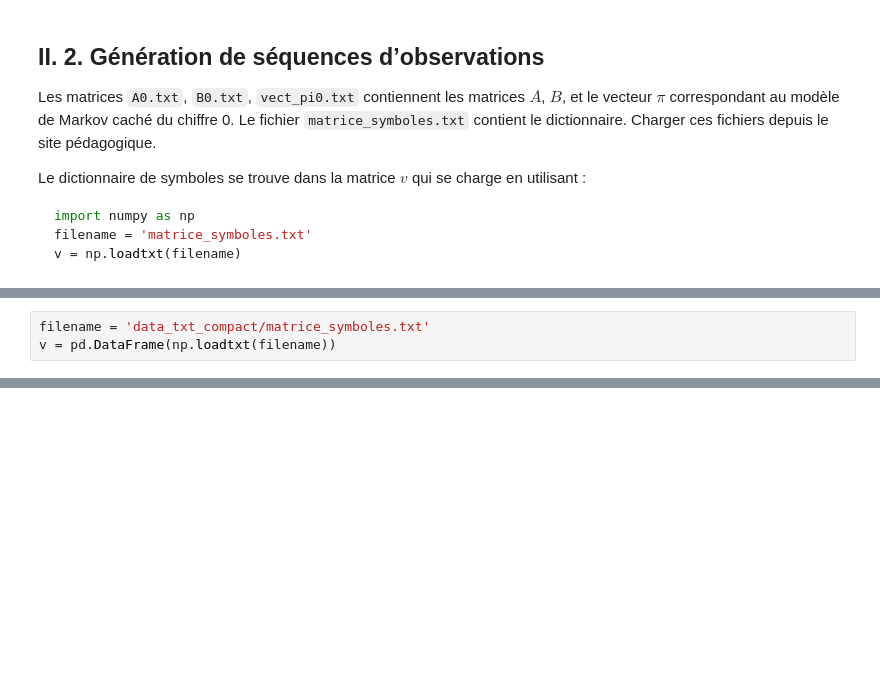
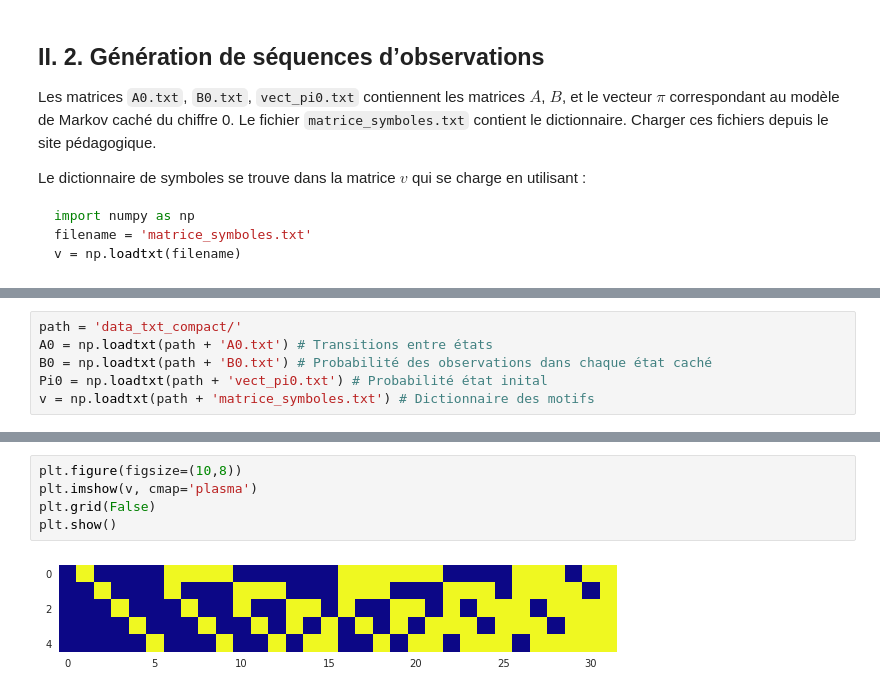
Before and after one commit to Thomas-Koch/MDI-341---Machine-Learning-avanc-, a Jupyter notebook: TP12 - HMM/TP HMM - Thomas Koch.ipynb, the cells around one changed output, grey strips where cells are left out. Saved outputs shown, nothing was run; the diff lists cells and outputs as text; blank space fills up the shorter version.

```diff
--- a/TP12 - HMM/TP HMM - Thomas Koch.ipynb
+++ b/TP12 - HMM/TP HMM - Thomas Koch.ipynb
@@ -548 +586,7 @@ Pi0 = pd.DataFrame(np.loadtxt('data_txt_compact/vect_pi0.txt'))
+# %%
+path = 'data_txt_compact/'
+A0 = np.loadtxt(path + 'A0.txt') # Transitions entre états
+B0 = np.loadtxt(path + 'B0.txt') # Probabilité des observations dans chaque état caché
+Pi0 = np.loadtxt(path + 'vect_pi0.txt') # Probabilité état inital
+v = np.loadtxt(path + 'matrice_symboles.txt') # Dictionnaire des motifs
 # %% [markdown]
@@ -590,3 +594,0 @@ Pi0
-# %%
-filename = 'data_txt_compact/matrice_symboles.txt'
-v = pd.DataFrame(np.loadtxt(filename))
@@ -604,0 +647,7 @@ v
+# %%
+plt.figure(figsize=(10,8))
+plt.imshow(v, cmap='plasma')
+plt.grid(False)
+plt.show()
+# %% [output]
+[figure, added]
```
Also changed, not shown: parts of 46 cells of this notebook, 1 other file.
